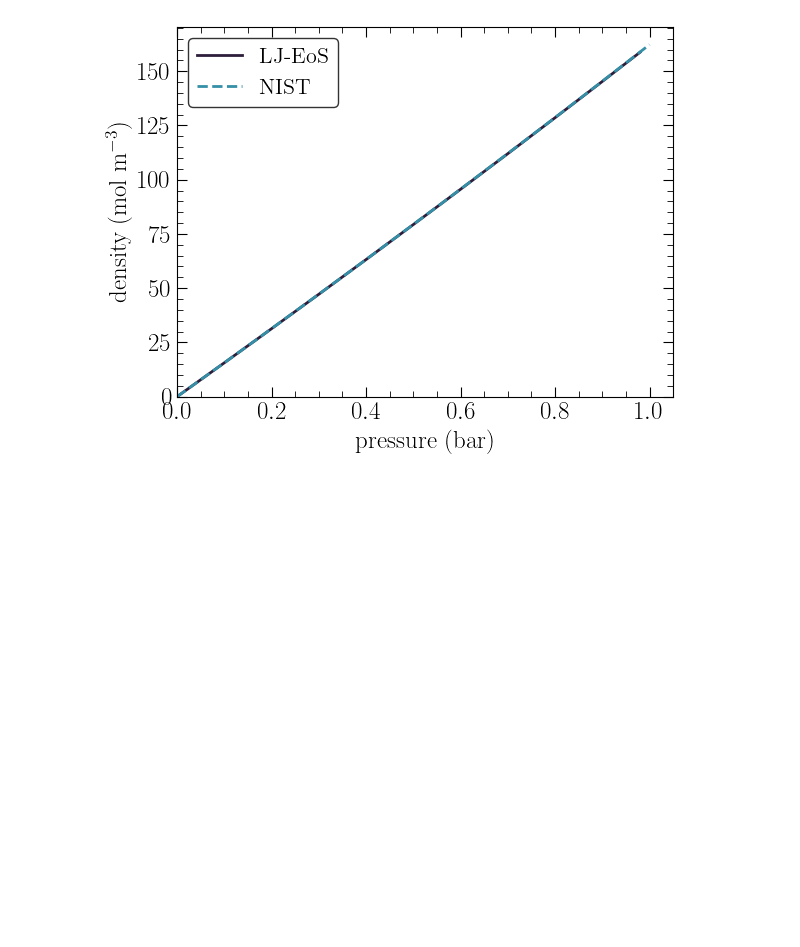
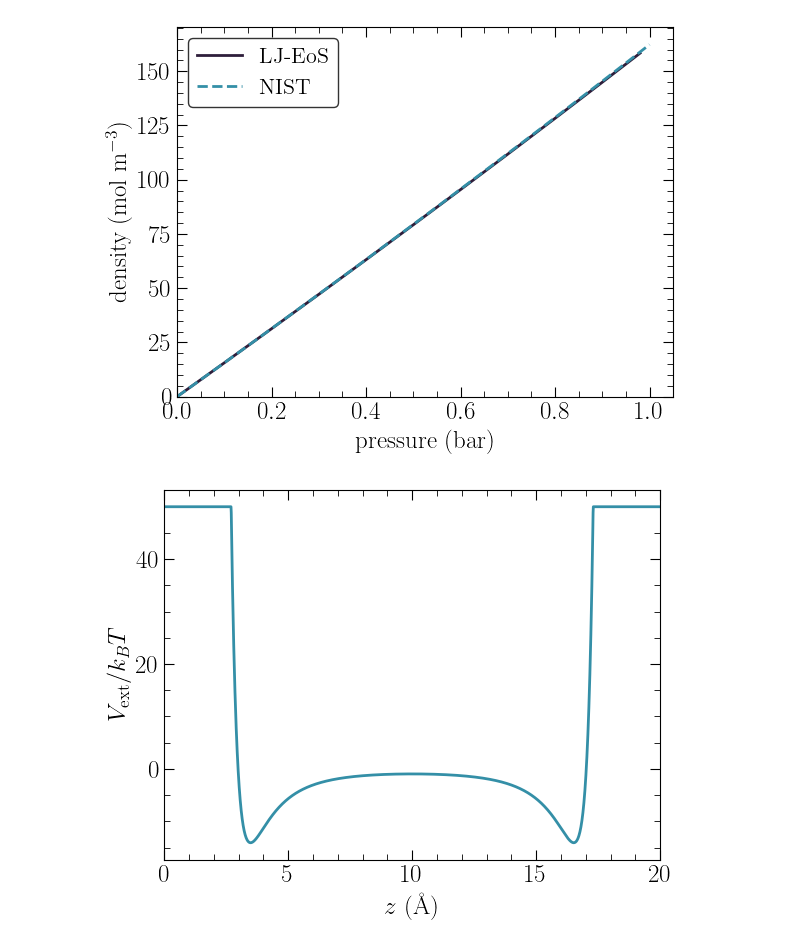
Before and after one commit to lucas-j-santos/LJS-cDFT, a Jupyter notebook: examples/n2_slit.ipynb, the cells around one changed output. Saved outputs shown, nothing was run; the diff lists cells and outputs as text; code cells hidden in the pictures; blank space fills up the shorter version.

```diff
--- a/examples/n2_slit.ipynb
+++ b/examples/n2_slit.ipynb
@@ -21,6 +23,6 @@ plt.rcParams.update({'text.usetex':True,
 # %%
-sigma = 3.849
-epsilon = 94.45
+sigma = 3.615
+epsilon = 101.5
 parameters = {'sigma':sigma, 'epsilon':epsilon}
 # %%
 T = 77.4
@@ -83,4 +85,18 @@ kout = int(system_size*100-kin)
 Vext[0:kin] = np.inf
 Vext[kout:] = np.inf
 Vext[kin:kout] = steele(dft.z[kin:kout]-5, sigma_is, epsilon_is)+steele(H-(dft.z[kin:kout]-5), sigma_is, epsilon_is)
+# %%
+dft.initial_condition(bulk_density[0],Vext,potential_cutoff=50.)
+plt.plot(dft.z-5,dft.Vext,color=colors[3],linewidth=2.0)
+plt.xlabel(r'$z$ (\AA{})', fontsize=18)
+plt.ylabel(r'$V_{\mathrm{ext}}/k_BT$', fontsize=18)
+plt.xlim(0.0,H)
+plt.minorticks_on()
+plt.tick_params(direction='in',right=True, top=True)
+plt.tick_params(labelsize=18)
+plt.tick_params(labelbottom=True, labeltop=False, labelright=False, labelleft=True)
+plt.tick_params(direction='in',which='minor', length=4, bottom=True, top=True, left=True, right=True)
+plt.tick_params(direction='in',which='major', length=7, bottom=True, top=True, left=True, right=True)
+# %% [output]
+[figure, added]
 # %%
```
Also changed, not shown: parts of 5 cells of this notebook, 5 other files.
